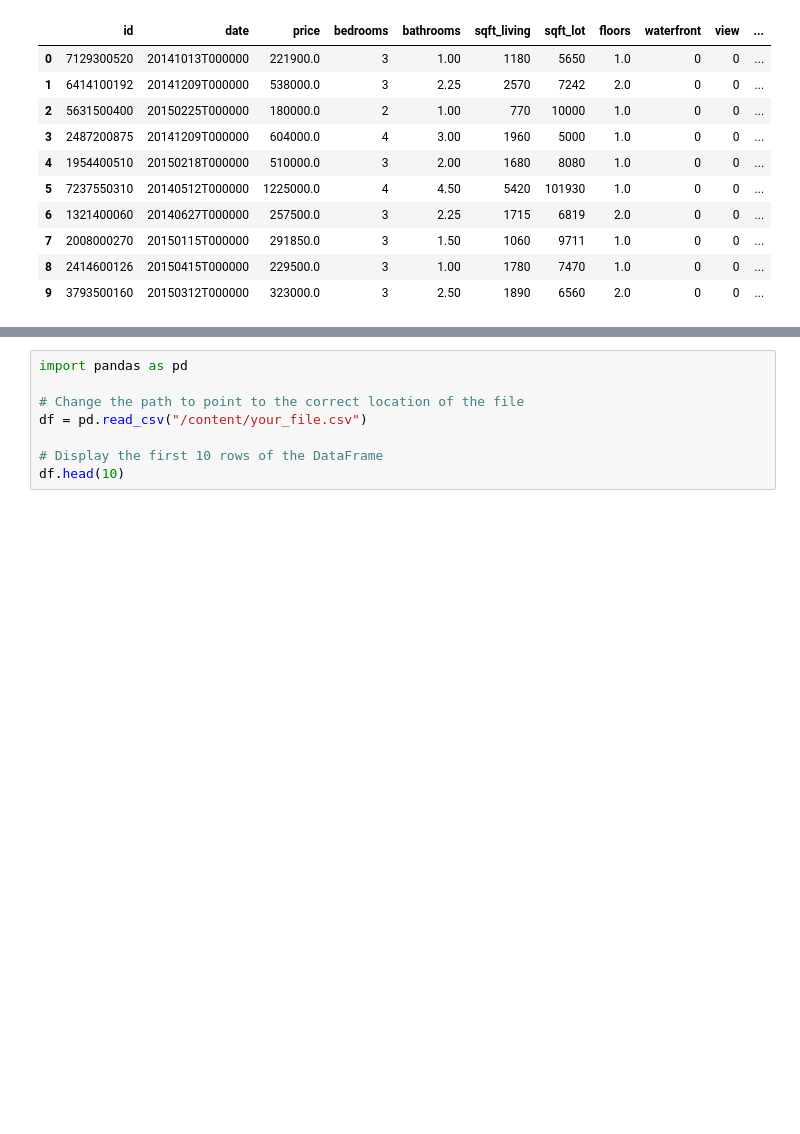
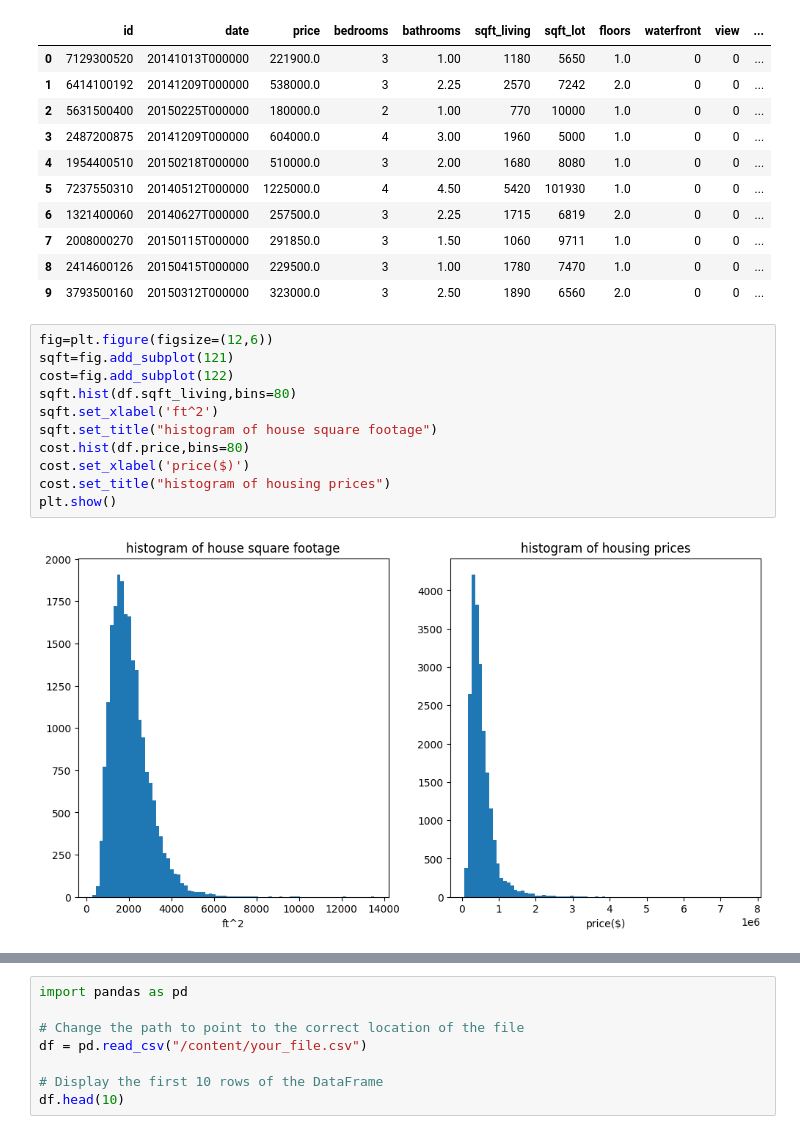
Before and after one commit to harikakatta08/Colab, a Jupyter notebook: Untitled4.ipynb, the cells around one changed output, grey strips where cells are left out. Drawn from its saved outputs; the diff is of its cells as text; blank space fills up the shorter version.

```diff
--- a/Untitled4.ipynb
+++ b/Untitled4.ipynb
@@ -20,3 +20,16 @@ df.head(10)
 | 7 | 2008000270 | 20150115T000000 | 291850.0 | 3 | 1.50 | 1060 | 9711 | 1.0 | 0 | 0 | ... |
 | 8 | 2414600126 | 20150415T000000 | 229500.0 | 3 | 1.00 | 1780 | 7470 | 1.0 | 0 | 0 | ... |
 | 9 | 3793500160 | 20150312T000000 | 323000.0 | 3 | 2.50 | 1890 | 6560 | 2.0 | 0 | 0 | ... |
+# %%
+fig=plt.figure(figsize=(12,6))
+sqft=fig.add_subplot(121)
+cost=fig.add_subplot(122)
+sqft.hist(df.sqft_living,bins=80)
+sqft.set_xlabel('ft^2')
+sqft.set_title("histogram of house square footage")
+cost.hist(df.price,bins=80)
+cost.set_xlabel('price($)')
+cost.set_title("histogram of housing prices")
+plt.show()
+# %% [output]
+[figure, added]
```
Also changed, not shown: parts of 2 cells of this notebook.
